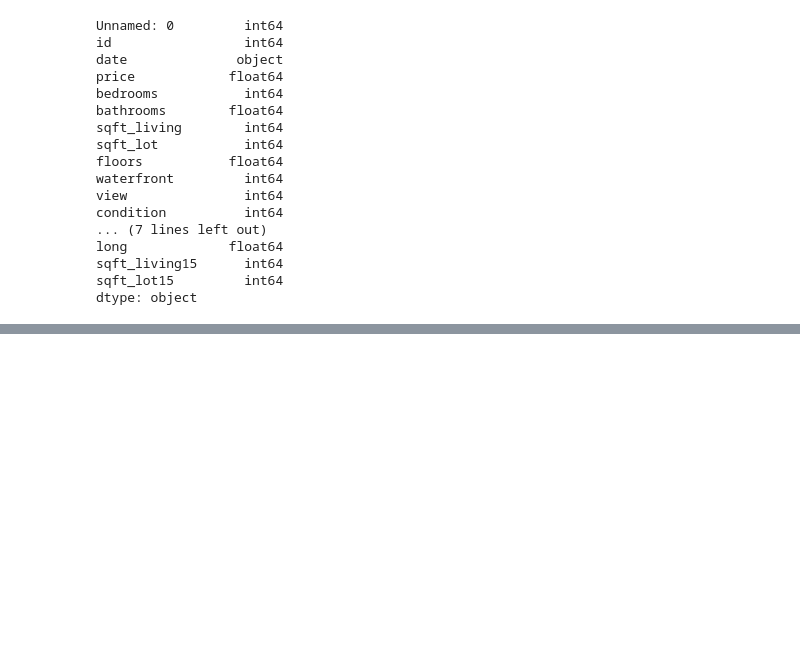
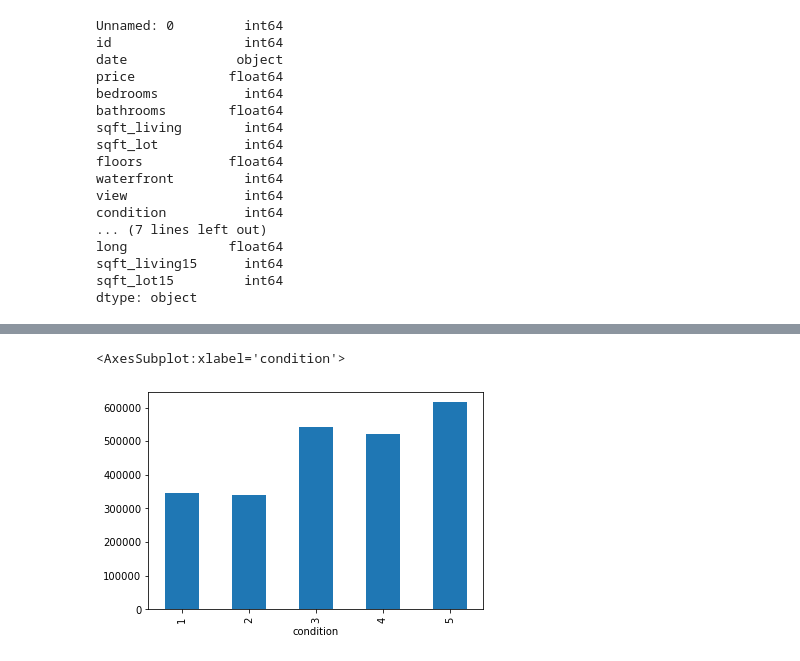
Before and after one commit to markrubin85/Real_Estate_Value_Prediction_Model, a Jupyter notebook: Data_Cleaning.ipynb, the cells around one changed output, grey strips where cells are left out. Saved outputs shown, nothing was run; the diff lists cells and outputs as text; code cells hidden in the pictures; blank space fills up the shorter version.

```diff
--- a/Data_Cleaning.ipynb
+++ b/Data_Cleaning.ipynb
@@ -80,0 +106,5 @@ df.head()
+# %%
+df.groupby('condition')['price'].mean().plot(kind='bar')
+# %% [output]
+<AxesSubplot:xlabel='condition'>
+[figure, added]
```
Also changed, not shown: parts of 89 cells of this notebook.
